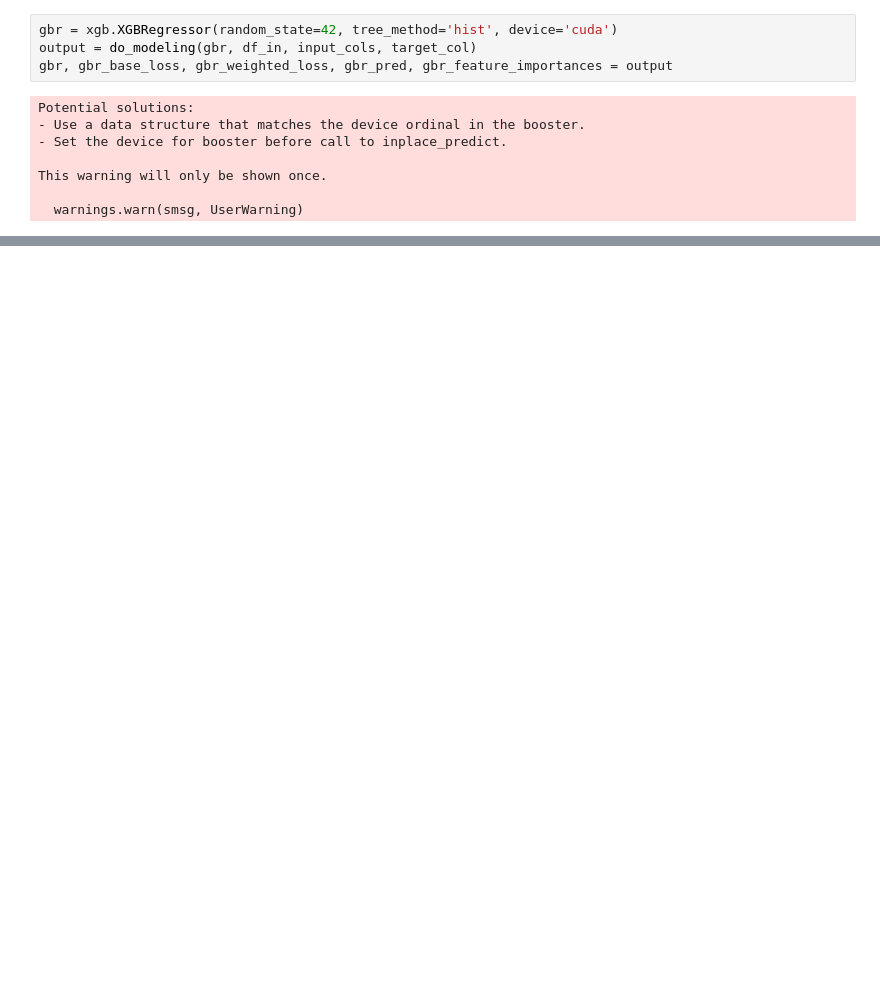
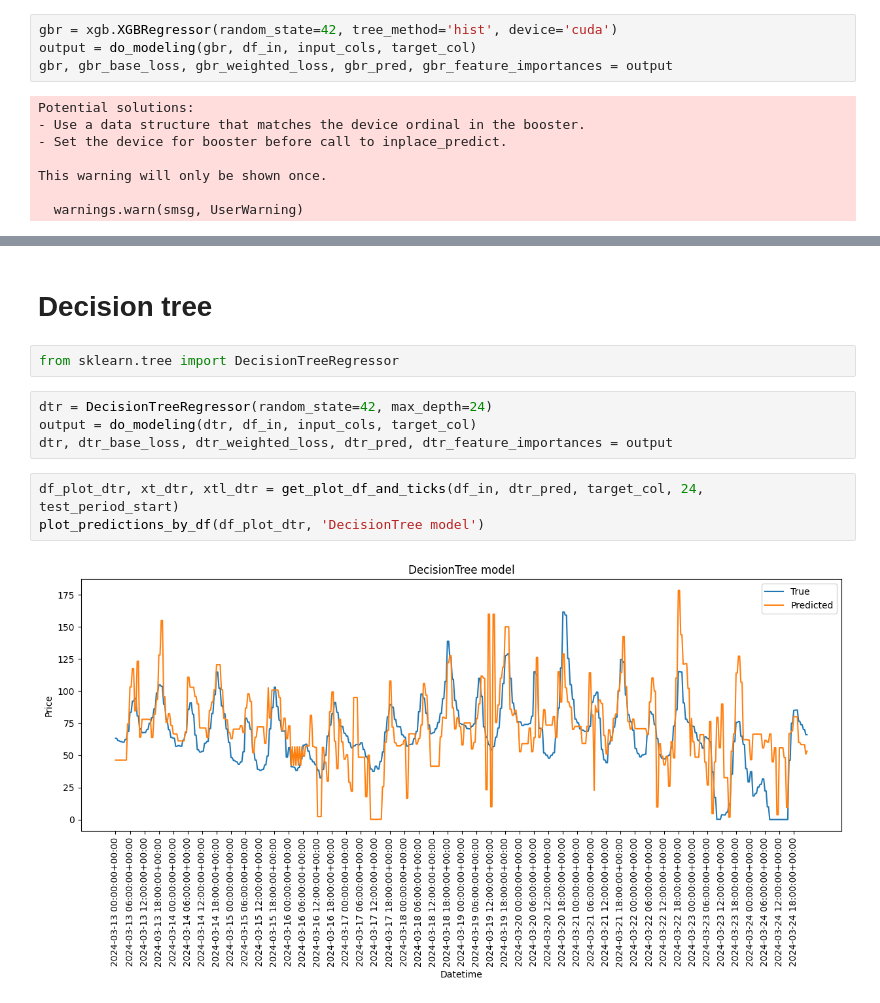
Before and after one commit to BotondProhaszka/msc_szakdolgozat, a Jupyter notebook: modeling.ipynb, the cells around one changed output, grey strips where cells are left out. Drawn from its saved outputs; the diff is of its cells as text; blank space fills up the shorter version.

```diff
--- a/modeling.ipynb
+++ b/modeling.ipynb
@@ -259,0 +283,13 @@ plot_losses(gbr_base_loss, gbr_weighted_loss)
+# %% [markdown]
+# Decision tree
+# %%
+from sklearn.tree import DecisionTreeRegressor
+# %%
+dtr = DecisionTreeRegressor(random_state=42, max_depth=24)
+output = do_modeling(dtr, df_in, input_cols, target_col)
+dtr, dtr_base_loss, dtr_weighted_loss, dtr_pred, dtr_feature_importances = output
+# %%
+df_plot_dtr, xt_dtr, xtl_dtr = get_plot_df_and_ticks(df_in, dtr_pred, target_col, 24, test_period_start)
+plot_predictions_by_df(df_plot_dtr, 'DecisionTree model')
+# %% [output]
+[figure, added]
```
Also changed, not shown: parts of 11 cells of this notebook.
